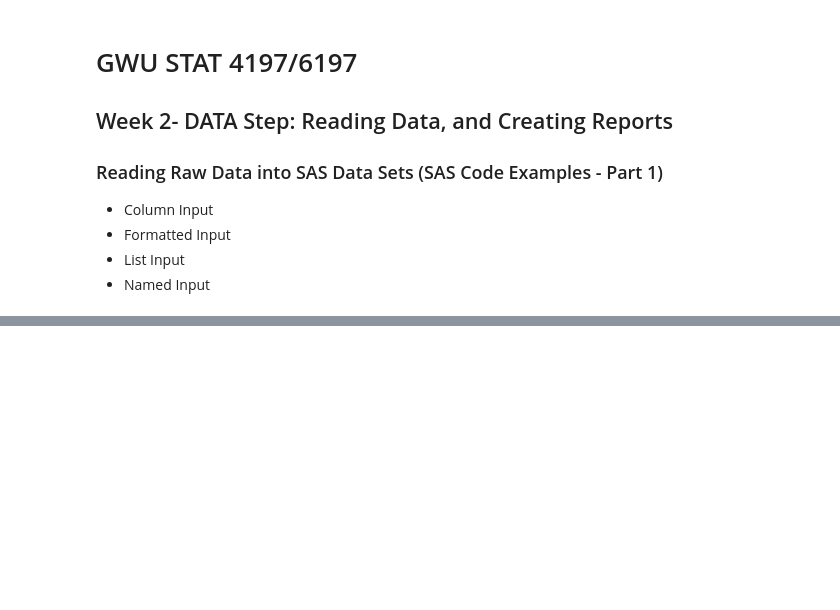
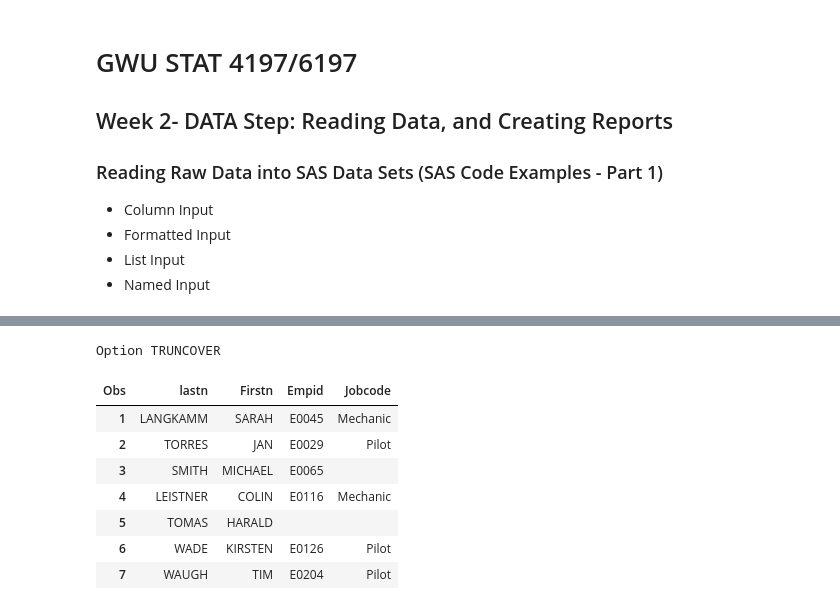
Before and after one commit to ProcJimi/curriculum, a Jupyter notebook: Week2/Week2_Part1.ipynb, the cells around one changed output, grey strips where cells are left out. Cells and saved outputs as stored; diff of their text form; code cells hidden in the pictures; blank space fills up the shorter version.

```diff
--- a/Week2/Week2_Part1.ipynb
+++ b/Week2/Week2_Part1.ipynb
@@ -83,11 +118,23 @@ run;
 # %%
 *Ex3_column_Input_TRUCOVER_Option.sas;
 *Additional Examples;
+options nonotes nocenter nodate nonumber;
 DATA test2;
   INFILE "C:\SASCourse\Week2\test_data.txt" firstobs=2 truncover;
   INPUT lastn $1-10 Firstn $ 11-20
    Empid $21-30 Jobcode $31-40;
    put _ALL_;
 RUN;
 title "Option TRUNCOVER";
 proc print data=test2; run;
+title;
+# %% [output]
+Option TRUNCOVER
+| Obs | lastn | Firstn | Empid | Jobcode |
+| 1 | LANGKAMM | SARAH | E0045 | Mechanic |
+| 2 | TORRES | JAN | E0029 | Pilot |
+| 3 | SMITH | MICHAEL | E0065 |  |
+| 4 | LEISTNER | COLIN | E0116 | Mechanic |
+| 5 | TOMAS | HARALD |  |  |
+| 6 | WADE | KIRSTEN | E0126 | Pilot |
+| 7 | WAUGH | TIM | E0204 | Pilot |
```
Also changed, not shown: parts of 162 cells of this notebook, 4 other files.
